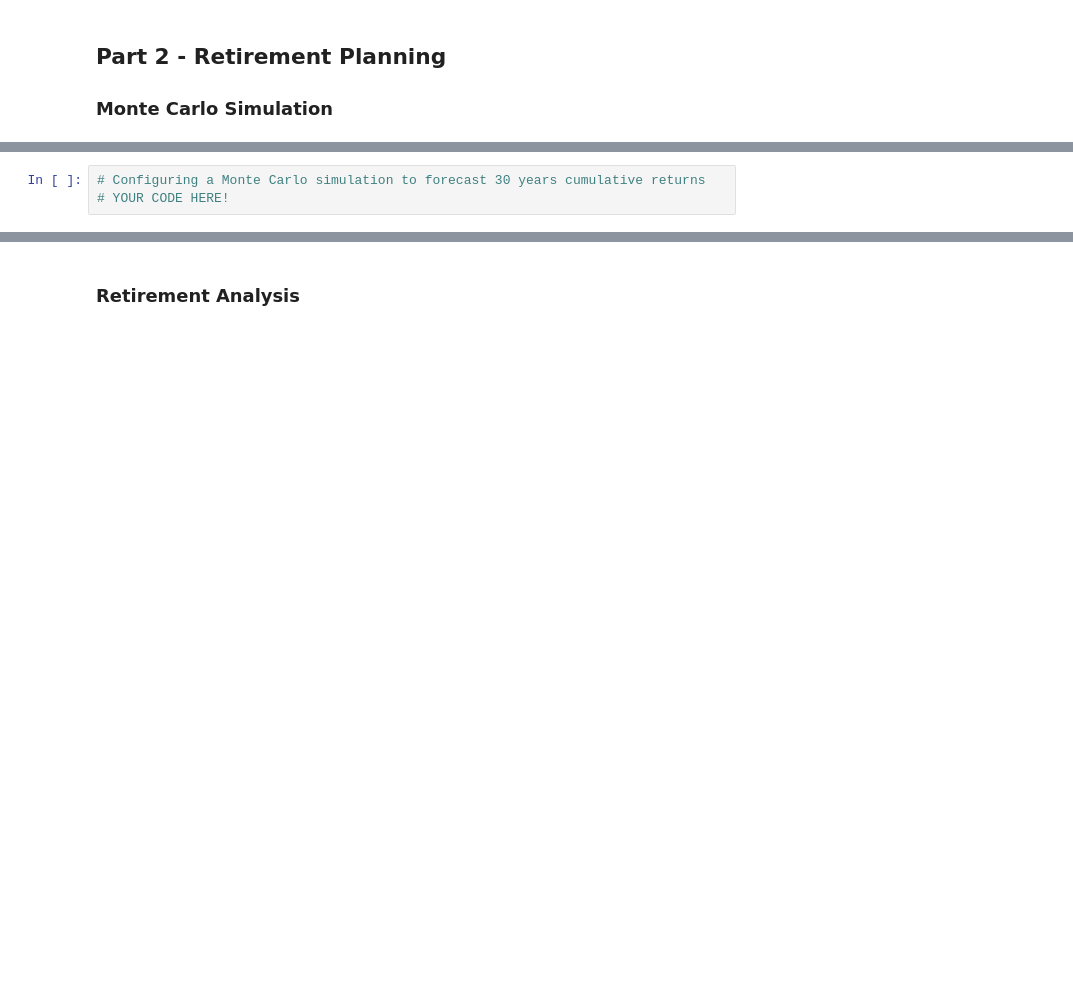
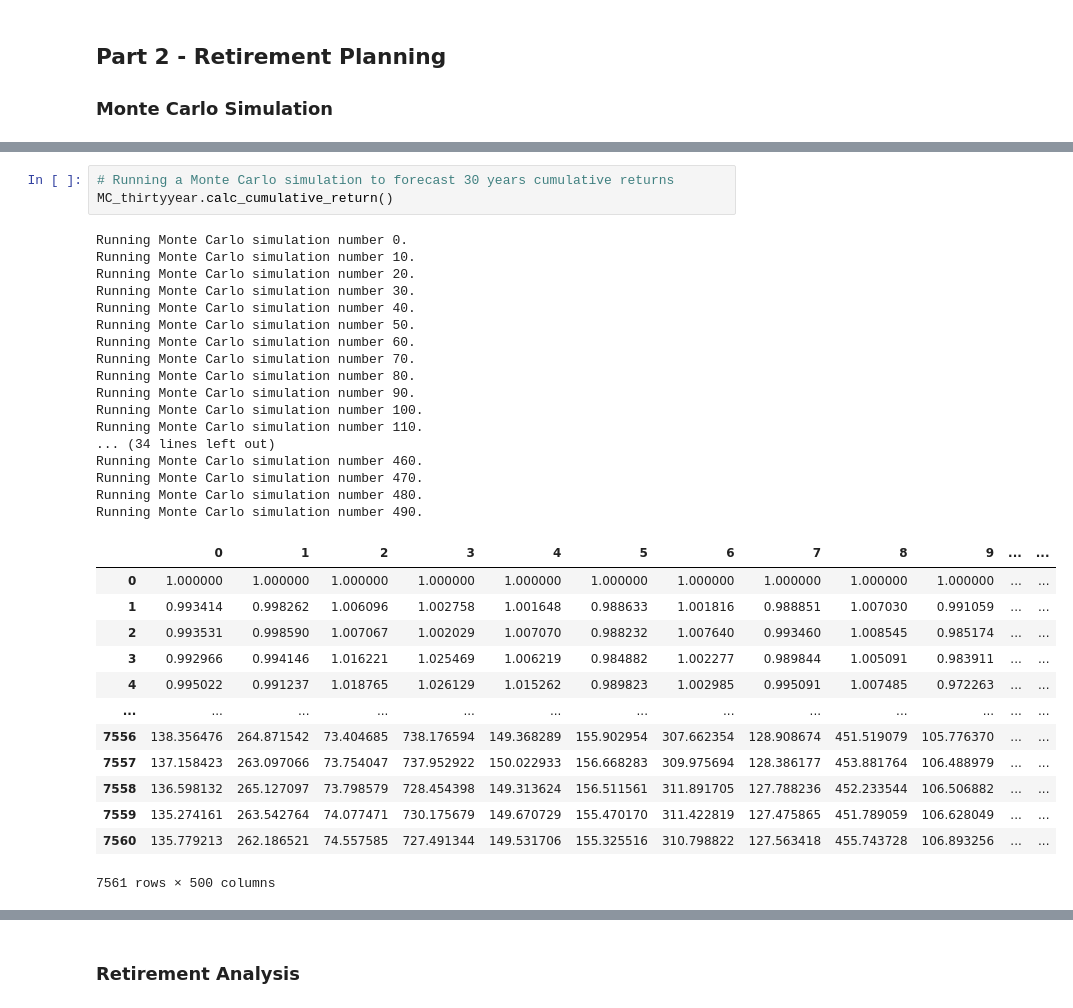
Before and after one commit to chrishandealmeida/unit-5-financial-planning, a Jupyter notebook: financial-planner.ipynb, the cells around one changed output, grey strips where cells are left out. Cells and saved outputs as stored; diff of their text form; blank space fills up the shorter version.

```diff
--- a/financial-planner.ipynb
+++ b/financial-planner.ipynb
@@ -246,3 +278,34 @@ df_stock_data.head()
 # %%
-# Configuring a Monte Carlo simulation to forecast 30 years cumulative returns
-# YOUR CODE HERE!
+# Running a Monte Carlo simulation to forecast 30 years cumulative returns
+MC_thirtyyear.calc_cumulative_return()
+# %% [output]
+Running Monte Carlo simulation number 0.
+Running Monte Carlo simulation number 10.
+Running Monte Carlo simulation number 20.
+Running Monte Carlo simulation number 30.
+Running Monte Carlo simulation number 40.
+Running Monte Carlo simulation number 50.
+Running Monte Carlo simulation number 60.
+Running Monte Carlo simulation number 70.
+Running Monte Carlo simulation number 80.
+Running Monte Carlo simulation number 90.
+Running Monte Carlo simulation number 100.
+Running Monte Carlo simulation number 110.
+... (34 lines left out)
+Running Monte Carlo simulation number 460.
+Running Monte Carlo simulation number 470.
+Running Monte Carlo simulation number 480.
+Running Monte Carlo simulation number 490.
+|  | 0 | 1 | 2 | 3 | 4 | 5 | 6 | 7 | 8 | 9 | ... | ... |
+| 0 | 1.000000 | 1.000000 | 1.000000 | 1.000000 | 1.000000 | 1.000000 | 1.000000 | 1.000000 | 1.000000 | 1.000000 | ... | ... |
+| 1 | 0.993414 | 0.998262 | 1.006096 | 1.002758 | 1.001648 | 0.988633 | 1.001816 | 0.988851 | 1.007030 | 0.991059 | ... | ... |
+| 2 | 0.993531 | 0.998590 | 1.007067 | 1.002029 | 1.007070 | 0.988232 | 1.007640 | 0.993460 | 1.008545 | 0.985174 | ... | ... |
+| 3 | 0.992966 | 0.994146 | 1.016221 | 1.025469 | 1.006219 | 0.984882 | 1.002277 | 0.989844 | 1.005091 | 0.983911 | ... | ... |
+| 4 | 0.995022 | 0.991237 | 1.018765 | 1.026129 | 1.015262 | 0.989823 | 1.002985 | 0.995091 | 1.007485 | 0.972263 | ... | ... |
+| ... | ... | ... | ... | ... | ... | ... | ... | ... | ... | ... | ... | ... |
+| 7556 | 138.356476 | 264.871542 | 73.404685 | 738.176594 | 149.368289 | 155.902954 | 307.662354 | 128.908674 | 451.519079 | 105.776370 | ... | ... |
+| 7557 | 137.158423 | 263.097066 | 73.754047 | 737.952922 | 150.022933 | 156.668283 | 309.975694 | 128.386177 | 453.881764 | 106.488979 | ... | ... |
+| 7558 | 136.598132 | 265.127097 | 73.798579 | 728.454398 | 149.313624 | 156.511561 | 311.891705 | 127.788236 | 452.233544 | 106.506882 | ... | ... |
+| 7559 | 135.274161 | 263.542764 | 74.077471 | 730.175679 | 149.670729 | 155.470170 | 311.422819 | 127.475865 | 451.789059 | 106.628049 | ... | ... |
+| 7560 | 135.779213 | 262.186521 | 74.557585 | 727.491344 | 149.531706 | 155.325516 | 310.798822 | 127.563418 | 455.743728 | 106.893256 | ... | ... |
+7561 rows × 500 columns
```
Also changed, not shown: parts of 14 cells of this notebook.
